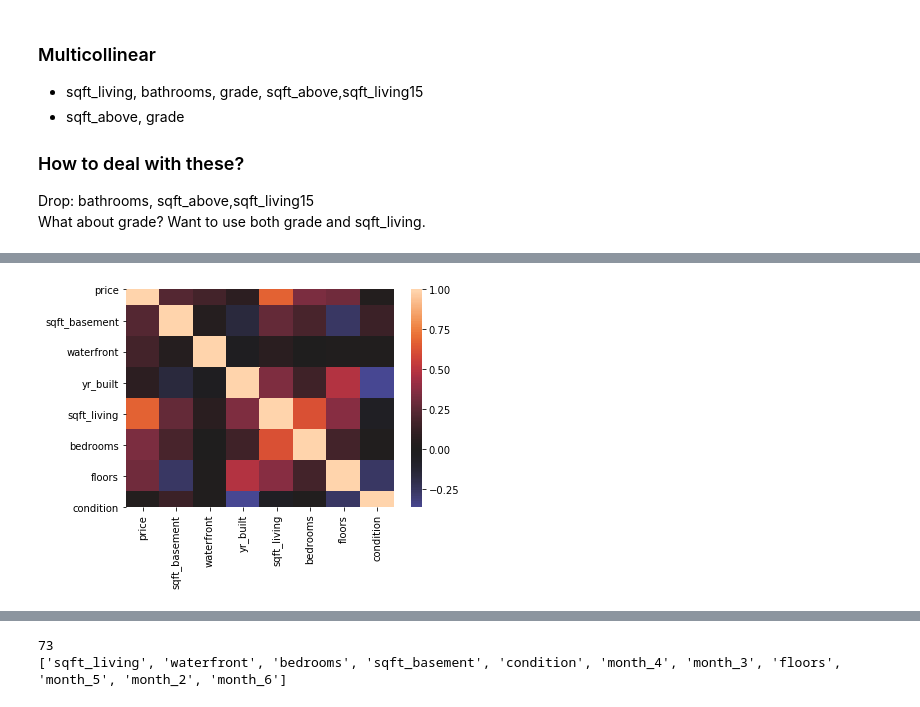
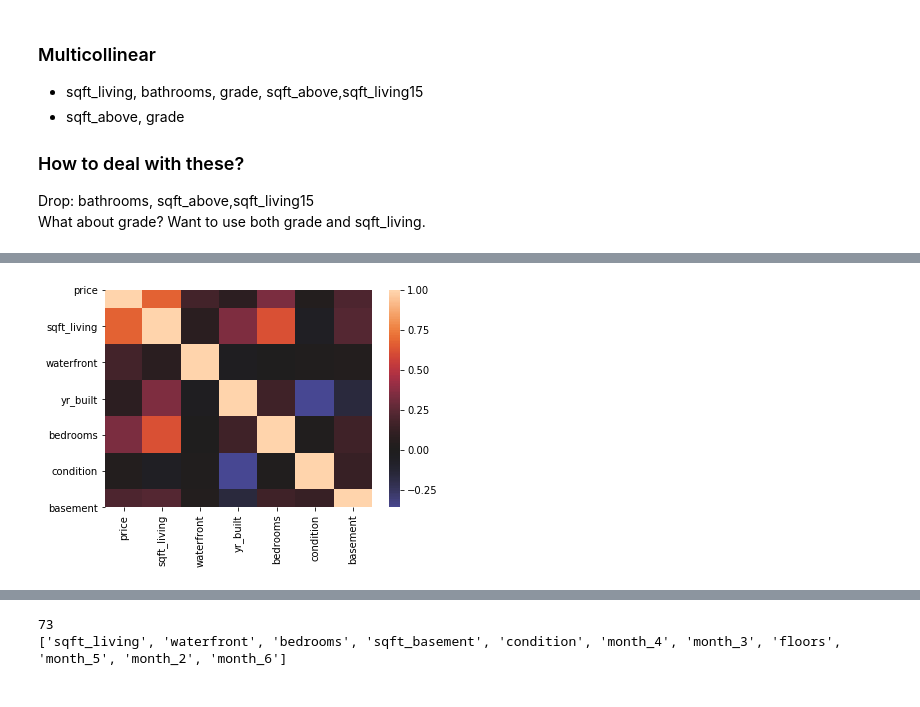
Before and after one commit to anbillinger/dsc-mod-2-project-v2-1-onl01-dtsc-ft-041320, a Jupyter notebook: student.ipynb, the cells around one changed output, grey strips where cells are left out. Drawn from its saved outputs; the diff is of its cells as text; code cells hidden in the pictures.

```diff
--- a/student.ipynb
+++ b/student.ipynb
@@ -79,0 +71,4 @@ df.head()
+# %%
+df['basement'] = df['sqft_basement']>0
+df['basement'] = df['basement'].astype(int)
+df.head()
@@ -80,23 +82,21 @@ df.head()
 # %%
-lst = ['price','sqft_basement','waterfront','yr_built','sqft_living','bedrooms','floors','condition']
+lst = ['price','sqft_living','waterfront','yr_built','bedrooms','condition','basement']
 temp = df.loc[:,lst]
 #temp.drop(['grade','sqft_living','bathrooms','sqft_above','sqft_living15','sqft_lot15','zipcode','sqft_basement','date'],axis=1,inplace=True)
-lst = ['price','sqft_living','sqft_basement']
+lst = ['price','sqft_living']
 
-temp['sqft_basement'] = temp['sqft_basement'].replace(0,1)
 for x in lst:
     temp[x]=np.log(temp[x])
 
+lst = ['waterfront','bedrooms','condition','basement']
 for x in temp.columns:
-    if x=='waterfront':continue
-    temp[x]=(temp[x]-np.mean(temp[x]))/np.std(temp[x])
+    if x not in lst:temp[x]=(temp[x]-np.mean(temp[x]))/np.std(temp[x])
 
 dummonth = pd.get_dummies(df['month'],prefix = 'month',drop_first=True)
 dumzip = pd.get_dummies(df['zipcode'],prefix = 'zip',drop_first=True)
 
 #x = abs(temp.corr())>.75
 sns.heatmap(temp.corr(),center=0)
-#temp.corr()
 temp = pd.concat([temp,dummonth,dumzip],sort=False,axis=1)
 # %% [output]
-[figure, old version]
+[figure, new version]
```
Also changed, not shown: parts of 17 cells of this notebook, 3 other files.
